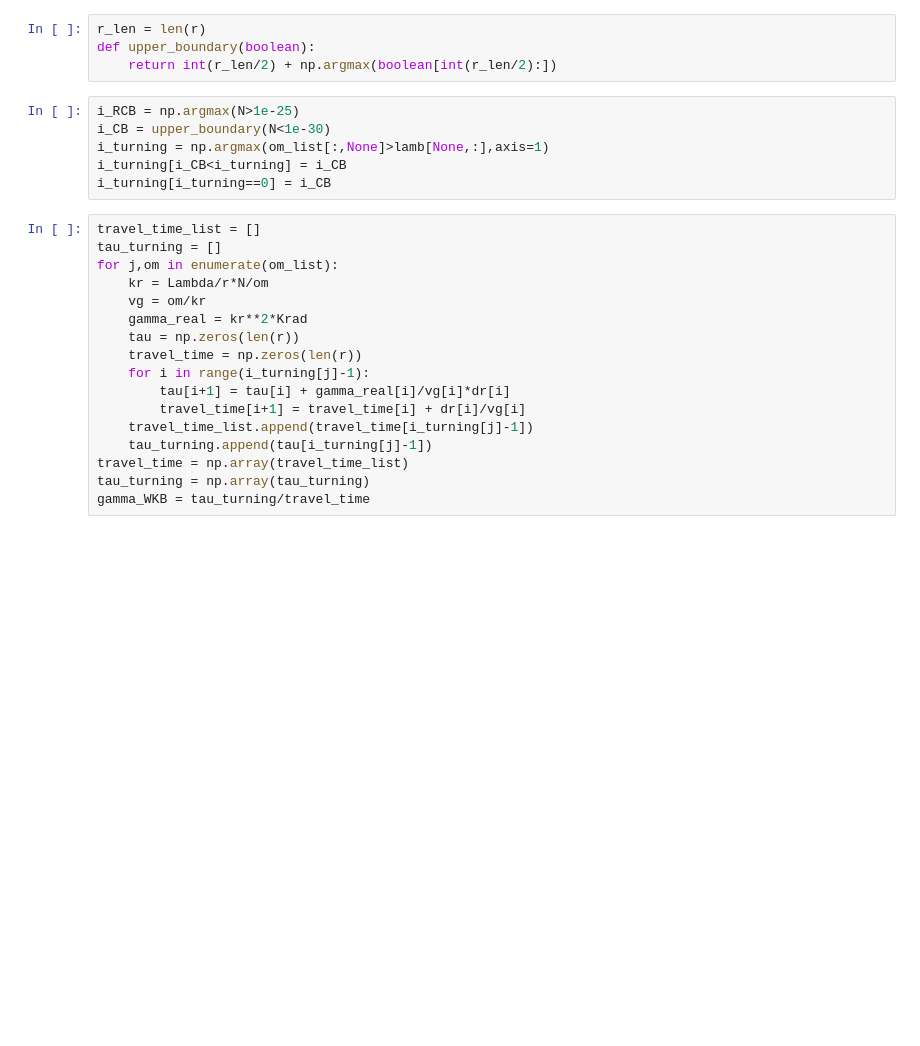
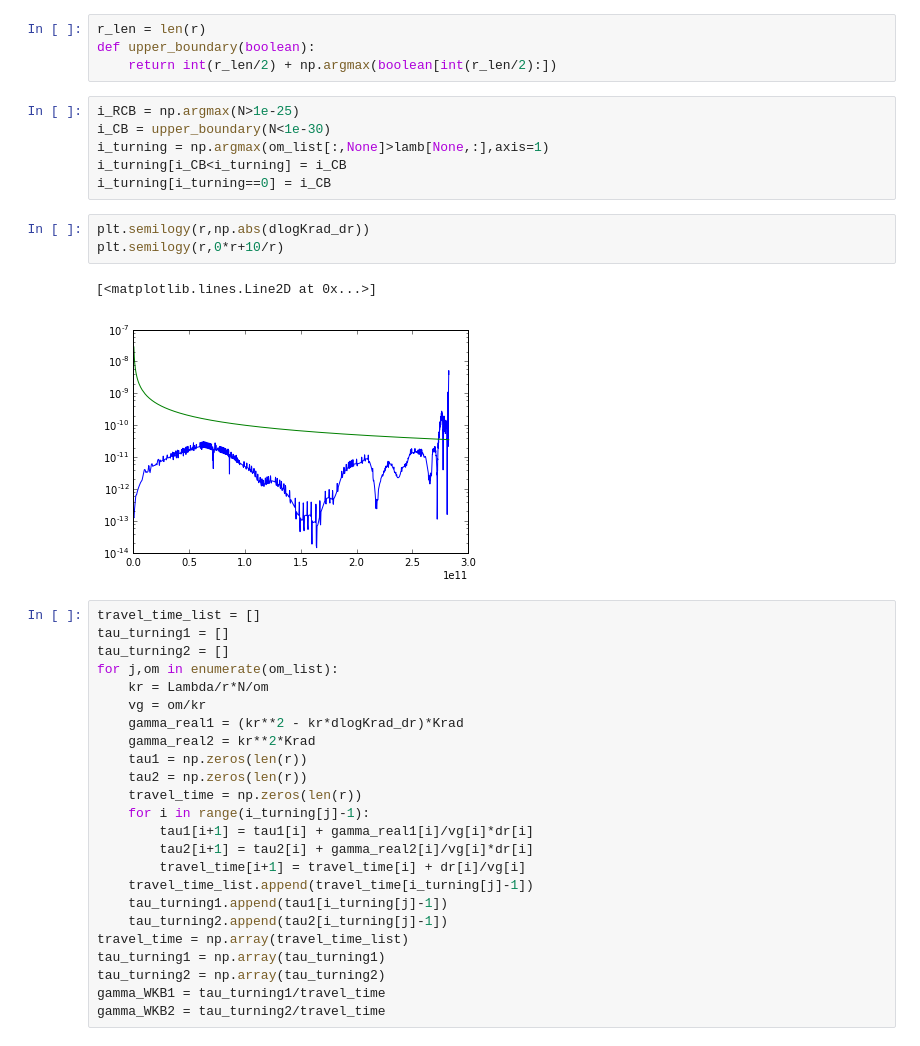
Before and after one commit to lecoanet/gyre_igw, a Jupyter notebook: wave_damping.ipynb, the cells around one changed output. Cells and saved outputs as stored; diff of their text form; blank space fills up the shorter version.

```diff
--- a/wave_damping.ipynb
+++ b/wave_damping.ipynb
@@ -70,21 +71,34 @@ i_CB = upper_boundary(N<1e-30)
 i_turning = np.argmax(om_list[:,None]>lamb[None,:],axis=1)
 i_turning[i_CB<i_turning] = i_CB
 i_turning[i_turning==0] = i_CB
+# %%
+plt.semilogy(r,np.abs(dlogKrad_dr))
+plt.semilogy(r,0*r+10/r)
+# %% [output]
+[<matplotlib.lines.Line2D at 0x...>]
+[figure, added]
 # %%
 travel_time_list = []
-tau_turning = []
+tau_turning1 = []
+tau_turning2 = []
 for j,om in enumerate(om_list):
     kr = Lambda/r*N/om
     vg = om/kr
-    gamma_real = kr**2*Krad
-    tau = np.zeros(len(r))
+    gamma_real1 = (kr**2 - kr*dlogKrad_dr)*Krad
+    gamma_real2 = kr**2*Krad
+    tau1 = np.zeros(len(r))
+    tau2 = np.zeros(len(r))
     travel_time = np.zeros(len(r))
     for i in range(i_turning[j]-1):
-        tau[i+1] = tau[i] + gamma_real[i]/vg[i]*dr[i]
+        tau1[i+1] = tau1[i] + gamma_real1[i]/vg[i]*dr[i]
+        tau2[i+1] = tau2[i] + gamma_real2[i]/vg[i]*dr[i]
         travel_time[i+1] = travel_time[i] + dr[i]/vg[i]
     travel_time_list.append(travel_time[i_turning[j]-1])
-    tau_turning.append(tau[i_turning[j]-1])
+    tau_turning1.append(tau1[i_turning[j]-1])
+    tau_turning2.append(tau2[i_turning[j]-1])
 travel_time = np.array(travel_time_list)
-tau_turning = np.array(tau_turning)
-gamma_WKB = tau_turning/travel_time
+tau_turning1 = np.array(tau_turning1)
+tau_turning2 = np.array(tau_turning2)
+gamma_WKB1 = tau_turning1/travel_time
+gamma_WKB2 = tau_turning2/travel_time
 # %%
```
Also changed, not shown: parts of 2 cells of this notebook.
